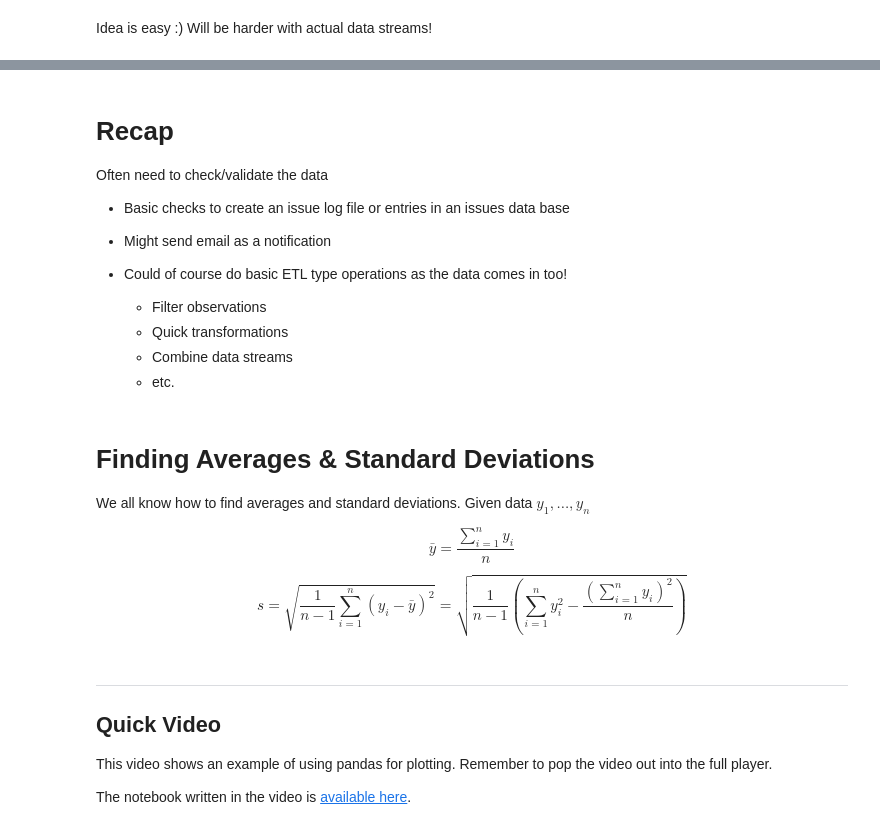
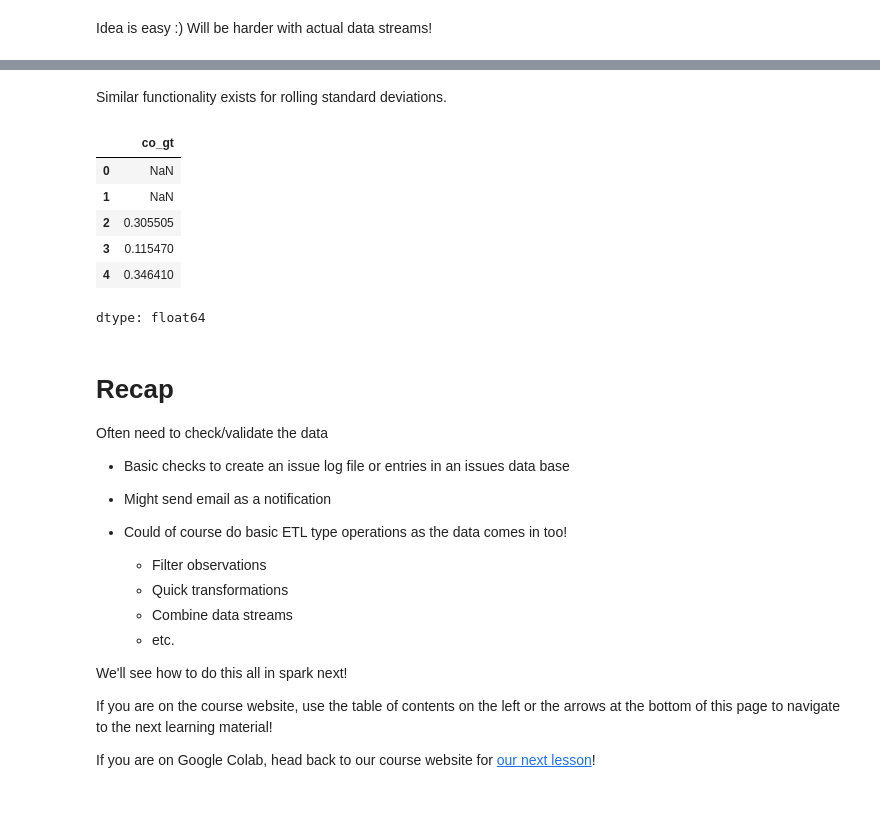
Before and after one commit to jbpost2/ST-554-Big-Data-with-Python, a Jupyter notebook: 02_Common_Streaming_Tasks.ipynb, the cells around one changed output, grey strips where cells are left out. Drawn from its saved outputs; the diff is of its cells as text; code cells hidden in the pictures; blank space fills up the shorter version.

```diff
--- a/02_Common_Streaming_Tasks.ipynb
+++ b/02_Common_Streaming_Tasks.ipynb
@@ -391,3 +535,15 @@ Idea is easy :)  Will be harder with actual data streams!
+# %% [markdown]
+Similar functionality exists for rolling standard deviations.
+# %%
+air_data.rolling(3).co_gt.std().head()
+# %% [output]
+|  | co_gt |
+| 0 | NaN |
+| 1 | NaN |
+| 2 | 0.305505 |
+| 3 | 0.115470 |
+| 4 | 0.346410 |
+dtype: float64
 # %% [markdown]
 # Recap
 
@@ -402,17 +558,9 @@ Often need to check/validate the data
     + Quick transformations
     + Combine data streams
     + etc.
+
+We'll see how to do this all in spark next!
+
+If you are on the course website, use the table of contents on the left or the arrows at the bottom of this page to navigate to the next learning material!
+
+If you are on Google Colab, head back to our course website for [our next lesson](https://jbpost2.github.io/ST-554-Big-Data-with-Python/04_Streaming_Data/03-Spark_Structured_Streaming.html)!
-# %% [markdown]
-# Finding Averages & Standard Deviations
-
-We all know how to find averages and standard deviations.  Given data $y_1,...,y_n$
-
-$$\bar{y} = \frac{\sum_{i=1}^{n}y_i}{n}$$
-$$s = \sqrt{\frac{1}{n-1}\sum_{i=1}^{n}(y_i-\bar{y})^2} = \sqrt{\frac{1}{n-1}\left(\sum_{i=1}^{n}y_i^2-\frac{(\sum_{i=1}^{n}y_i)^2}{n}\right)}$$
-# %% [markdown]
----
-
-## Quick Video
-This video shows an example of using pandas for plotting. Remember to pop the video out into the full player.
-
-The notebook written in the video is [available here](https://jbpost2.github.io/ST-554-Big-Data-with-Python/01_Programming_in_python/Learning_Python.html).
```
Also changed, not shown: parts of 22 cells of this notebook.
